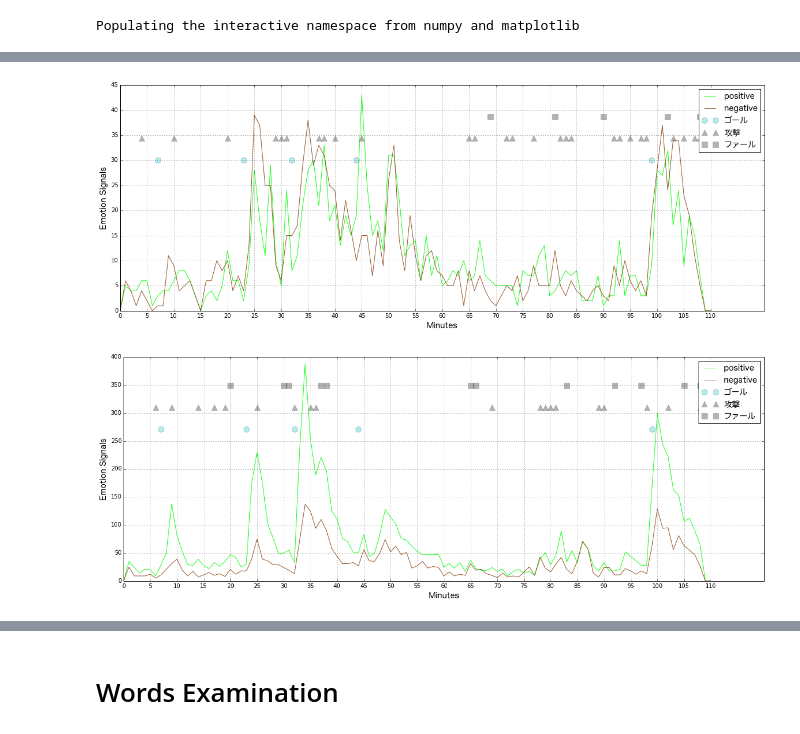
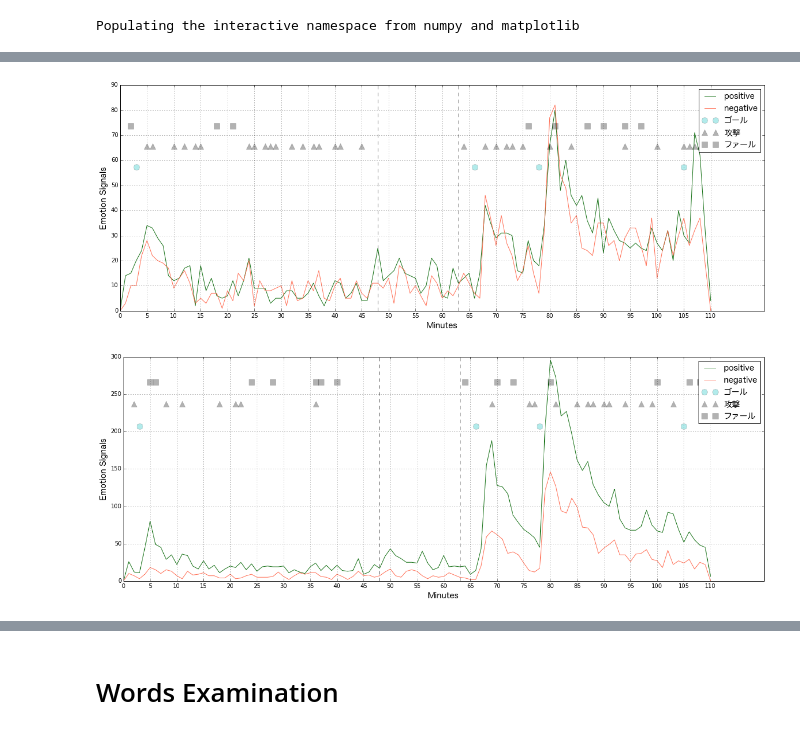
Before and after one commit to byam/predictEPL, a Jupyter notebook: Word-Emotion/Emolex Plot & Word Examine.ipynb, the cells around one changed output, grey strips where cells are left out. Cells and saved outputs as stored; diff of their text form; code cells hidden in the pictures.

```diff
--- a/Word-Emotion/Emolex Plot & Word Examine.ipynb
+++ b/Word-Emotion/Emolex Plot & Word Examine.ipynb
@@ -38,7 +38,7 @@ Wall time: 613 ms
 dic_emolex_stemmed_soccer = dic_emolex_soccer
 # %%
 # choosing data
-week = str(13)
+week = str(25)
 GW = 'GW' + week
 filenames = FolderFiles(GW + '/SingleGames', paths.READ_PATH_EXTRACTED_CSV, ends='.csv')
 filenames
@@ -55,6 +56,6 @@ filenames
 # %%
 # Set Game
-filename = filenames[1]
+filename = filenames[2]
 
 # Read DF
 os.chdir(paths.READ_PATH_EXTRACTED_CSV + GW + '/SingleGames')
@@ -109,9 +111,9 @@ my_plot.Pos3Neg4(dfFilterEmolexSoccerNonRtAway, goals_dic, attacks_dic_away, fou
 # %%
-my_plot.EmolexCats(dfFilterEmolexSoccerNonRtHome, ['positive', 'negative'], goals_dic, attacks_dic_home, fouls_dic_home, 'Home')
-my_plot.EmolexCats(dfFilterEmolexSoccerNonRtAway, ['positive', 'negative'], goals_dic, attacks_dic_away, fouls_dic_away, 'Away')
+EmolexCats(dfFilterEmolexSoccerNonRtHome, ['positive', 'negative'], goals_dic, attacks_dic_home, fouls_dic_home, 'Home')
+EmolexCats(dfFilterEmolexSoccerNonRtAway, ['positive', 'negative'], goals_dic, attacks_dic_away, fouls_dic_away, 'Away')
 
 # my_plot.EmolexCats(dfFilterEmolexSoccerNonRtAway, ['positive', 'negative'], goals_dic, attacks_dic_away, fouls_dic_away, 'Away')
 # %% [output]
-[figure, old version]
+[figure, new version]
-[figure, old version]
+[figure, new version]
 # %%
```
Also changed, not shown: parts of 8 cells of this notebook, 3 other files.
